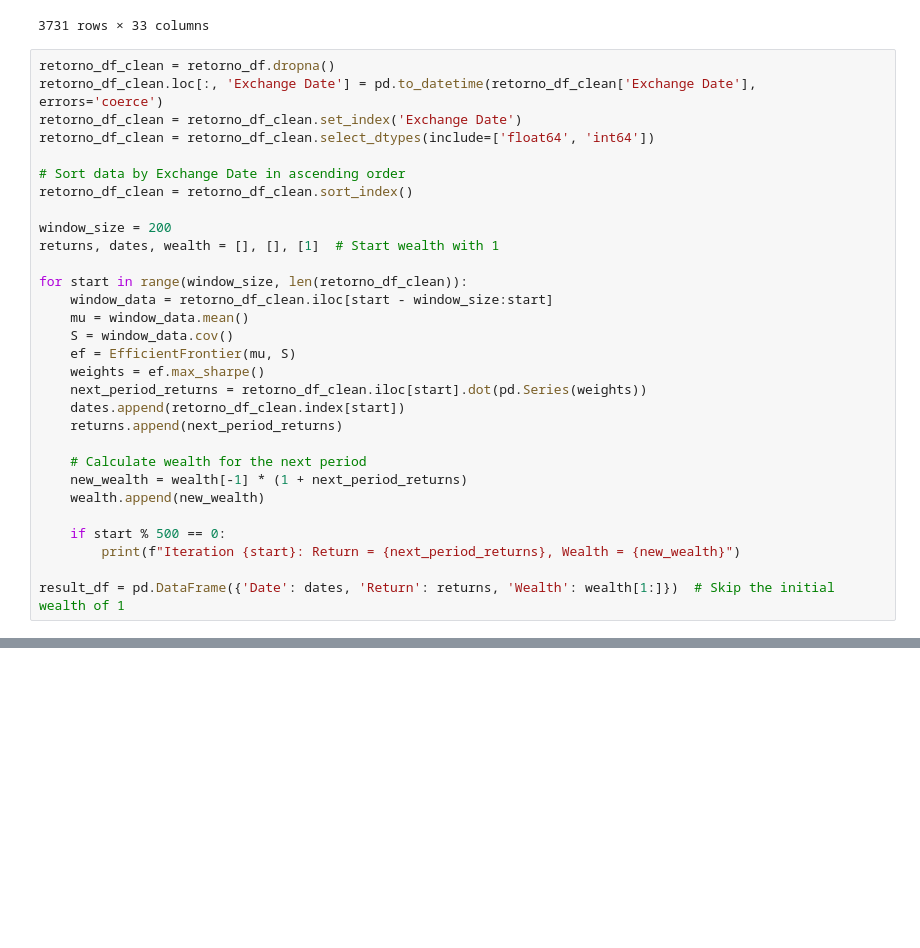
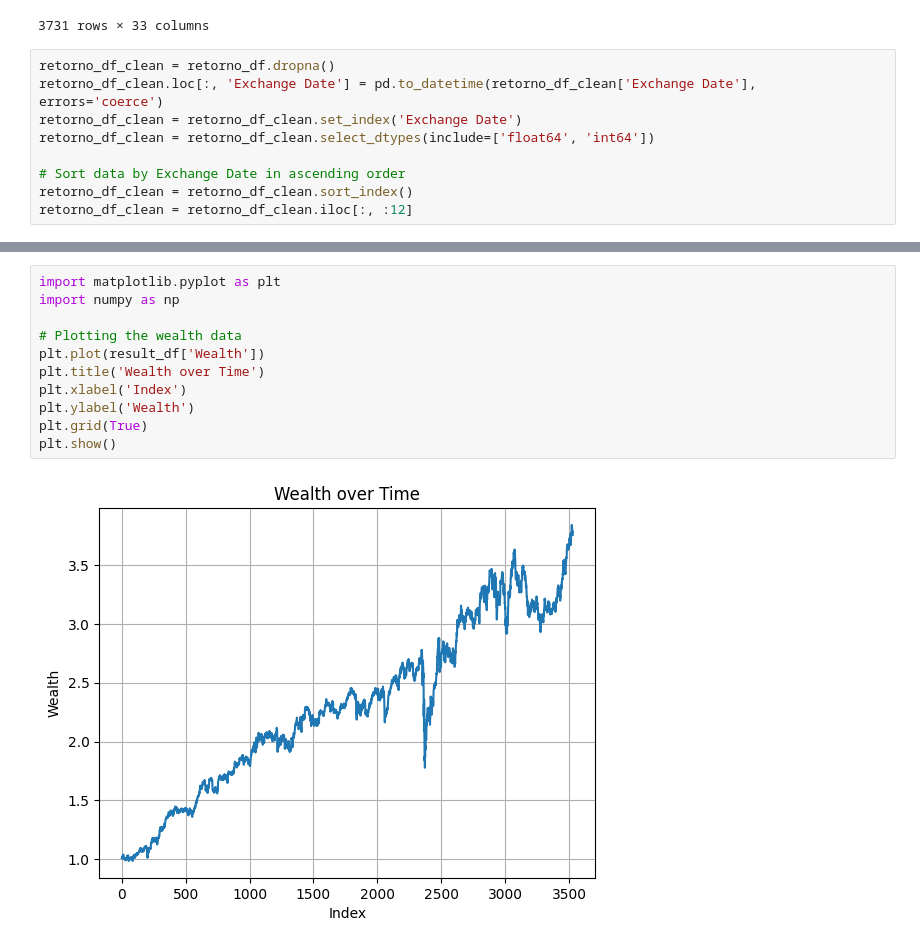
Before and after one commit to anamariapatron/modelos-de-interacciones-sociales-, a Jupyter notebook: trabajo final/Markowitz_W.ipynb, the cells around one changed output, grey strips where cells are left out. Saved outputs shown, nothing was run; the diff lists cells and outputs as text; blank space fills up the shorter version.

```diff
--- a/trabajo final/Markowitz_W.ipynb
+++ b/trabajo final/Markowitz_W.ipynb
@@ -46,25 +48,4 @@ retorno_df_clean = retorno_df_clean.select_dtypes(include=['float64', 'int64'])
 
 # Sort data by Exchange Date in ascending order
 retorno_df_clean = retorno_df_clean.sort_index()
-
-window_size = 200
-returns, dates, wealth = [], [], [1]  # Start wealth with 1
-
-for start in range(window_size, len(retorno_df_clean)):
-    window_data = retorno_df_clean.iloc[start - window_size:start]
-    mu = window_data.mean()
-    S = window_data.cov()
-    ef = EfficientFrontier(mu, S)
-    weights = ef.max_sharpe()
-    next_period_returns = retorno_df_clean.iloc[start].dot(pd.Series(weights))
-    dates.append(retorno_df_clean.index[start])
-    returns.append(next_period_returns)
-
-    # Calculate wealth for the next period
-    new_wealth = wealth[-1] * (1 + next_period_returns)
-    wealth.append(new_wealth)
-
-    if start % 500 == 0:
-        print(f"Iteration {start}: Return = {next_period_returns}, Wealth = {new_wealth}")
-
-result_df = pd.DataFrame({'Date': dates, 'Return': returns, 'Wealth': wealth[1:]})  # Skip the initial wealth of 1
+retorno_df_clean = retorno_df_clean.iloc[:, :12]
@@ -113,3 +115,16 @@ retorno_stats_subset
+# %%
+import matplotlib.pyplot as plt
+import numpy as np
+
+# Plotting the wealth data
+plt.plot(result_df['Wealth'])
+plt.title('Wealth over Time')
+plt.xlabel('Index')
+plt.ylabel('Wealth')
+plt.grid(True)
+plt.show()
+# %% [output]
+[figure, added]
 # %%
 import pandas as pd
 import numpy as np
```
Also changed, not shown: parts of 6 cells of this notebook.
